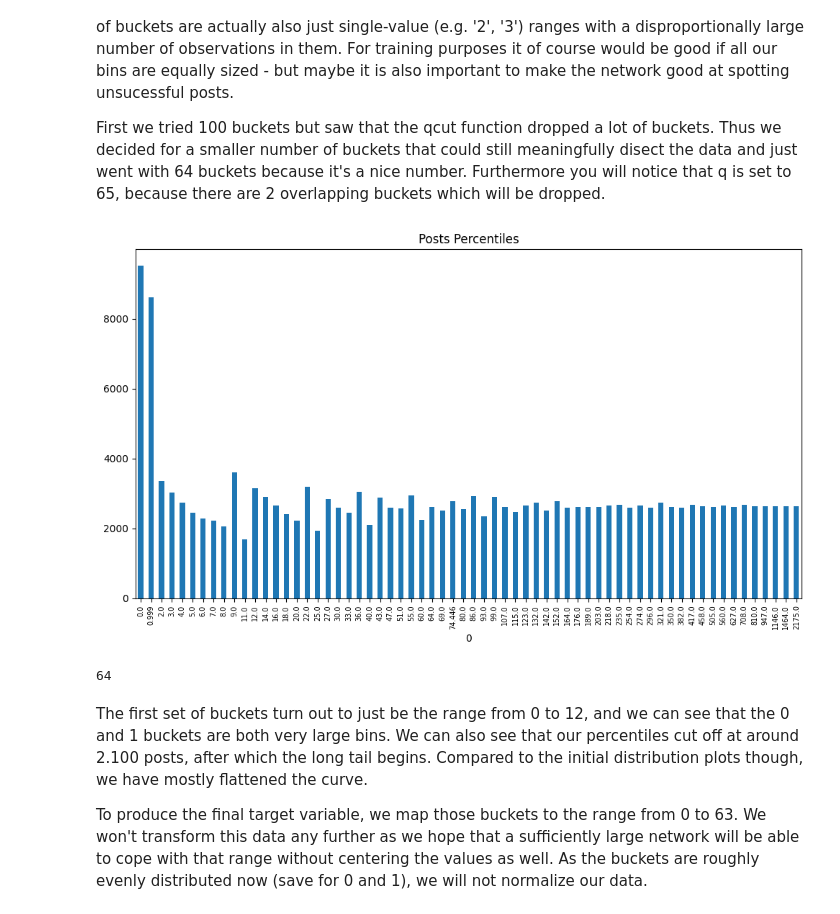
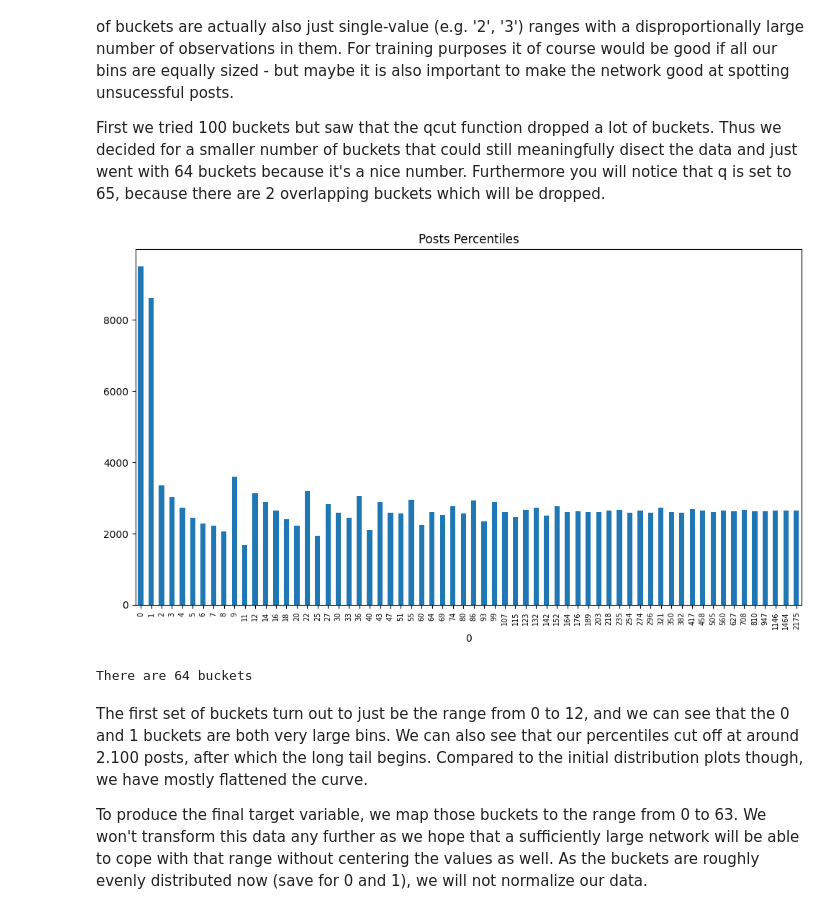
Before and after one commit to pastra98/AI_Lab, a Jupyter notebook: assignment/data_processing.ipynb, the cells around one changed output. Saved outputs shown, nothing was run; the diff lists cells and outputs as text; code cells hidden in the pictures.

```diff
--- a/assignment/data_processing.ipynb
+++ b/assignment/data_processing.ipynb
@@ -228,25 +228,29 @@ First we tried 100 buckets but saw that the qcut function dropped a lot of bucke
 # %%
 nonzero = df['n_posts'] > 0
 
 # Apply qcut to these rows and convert the result to string
 df.loc[nonzero, 'n_posts_percentile'] = pd.qcut(df.loc[nonzero, 'n_posts'], q=65,
                                              duplicates='drop').astype(str)
 
 # Set the 0 posts to '0'
-df.loc[df['n_posts'] == 0, 'n_posts_percentile'] = '0.0'
+df.loc[df['n_posts'] == 0, 'n_posts_percentile'] = '(0.0, 1.0]'
 
 # extract the lower bound of the bins and convert to float
-lower_bound = df['n_posts_percentile'].value_counts().index.str.extract(r'(\d+\.\d+)').astype(float)
-s = pd.Series(df['n_posts_percentile'].value_counts().values, index=lower_bound[0])
+float_pattern = r'\d+\.\d+'
+bounds = df['n_posts_percentile'].value_counts().index.str.extract(
+    f'({float_pattern}), ({float_pattern})').astype(float)
+bounds = bounds.round().astype(int)
+
+s = pd.Series(df['n_posts_percentile'].value_counts().values, index=bounds[0])
 s.sort_index().plot(kind='bar', figsize=(10, 6))
 plt.xticks(fontsize=7)
 plt.title('Posts Percentiles')
 plt.tight_layout()
 plt.show()
-print(len(df['n_posts_percentile'].value_counts()))
+print(f'There are {len(df['n_posts_percentile'].value_counts())} buckets')
 # %% [output]
-[figure, old version]
+[figure, new version]
-64
+There are 64 buckets
 # %% [markdown]
 The first set of buckets turn out to just be the range from 0 to 12, and we can see that the 0 and 1 buckets are both very large bins. We can also see that our percentiles cut off at around 2.100 posts, after which the long tail begins. Compared to the initial distribution plots though, we have mostly flattened the curve.
 
```
Also changed, not shown: parts of 1 cell of this notebook, 1 other file.
